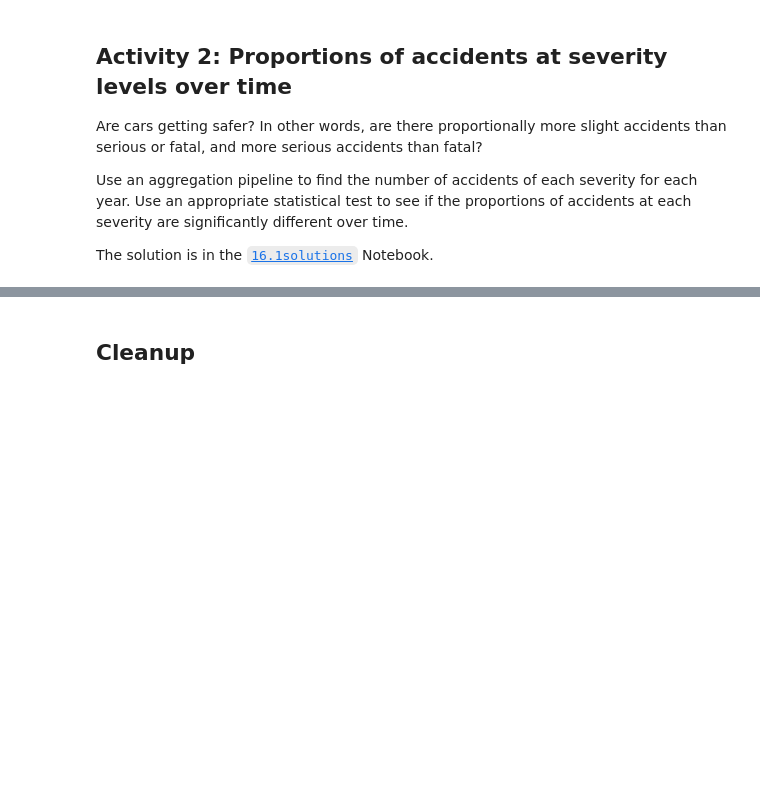
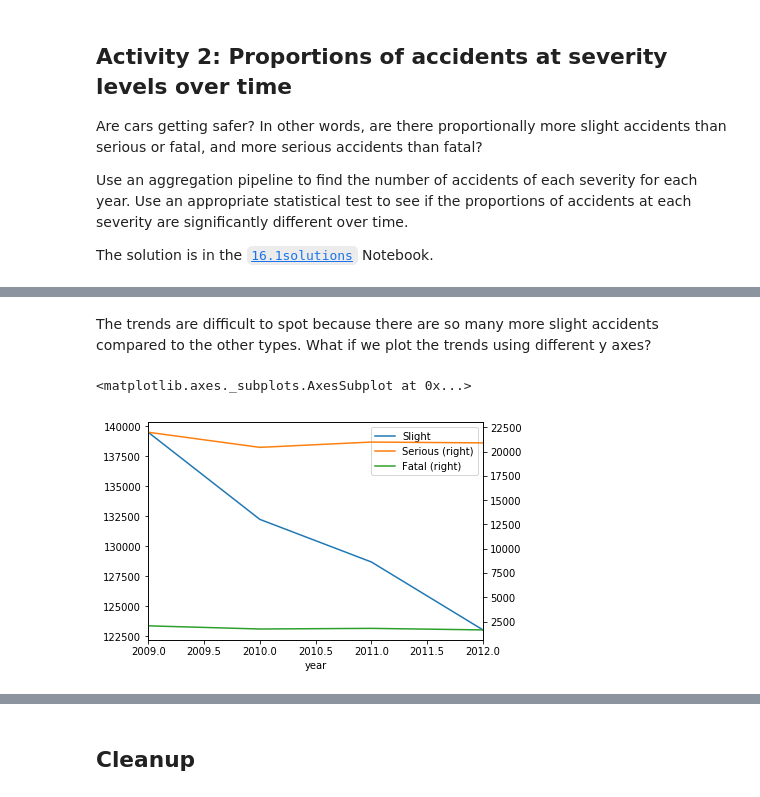
Before and after one commit to snowkuma/tm351-notebooks, a Jupyter notebook: p16/16.1 Accidents over time.ipynb, the cells around one changed output, grey strips where cells are left out. Drawn from its saved outputs; the diff is of its cells as text; code cells hidden in the pictures; blank space fills up the shorter version.

```diff
--- a/p16/16.1 Accidents over time.ipynb
+++ b/p16/16.1 Accidents over time.ipynb
@@ -111,0 +276,9 @@ The solution is in the [`16.1solutions`](16.1solutions.ipynb) Notebook.
+# %% [markdown]
+The trends are difficult to spot because there are so many more slight accidents compared to the other types. What if we plot the trends using different y axes?
+# %%
+severity_by_year_df['Slight'].plot(legend=True)
+severity_by_year_df['Serious'].plot(secondary_y=True, legend=True)
+severity_by_year_df['Fatal'].plot(secondary_y=True, legend=True)
+# %% [output]
+<matplotlib.axes._subplots.AxesSubplot at 0x...>
+[figure, added]
```
Also changed, not shown: parts of 23 cells of this notebook.
